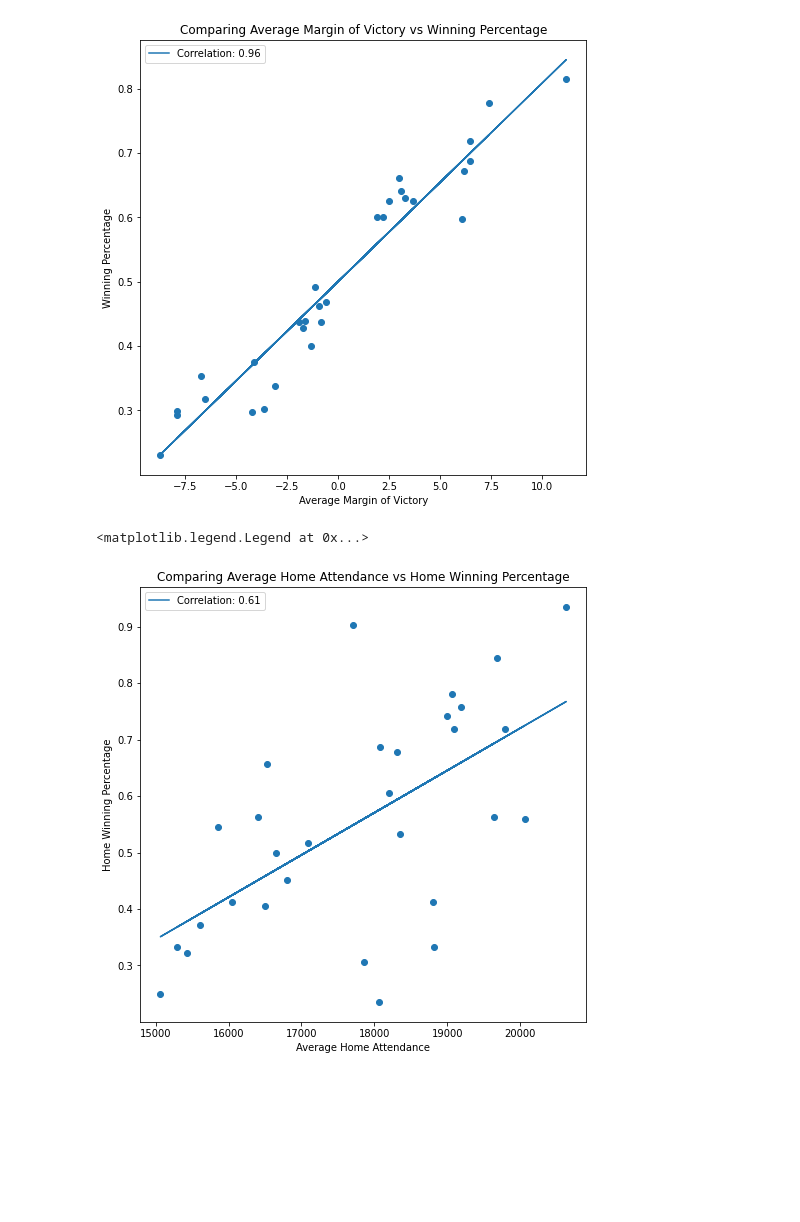
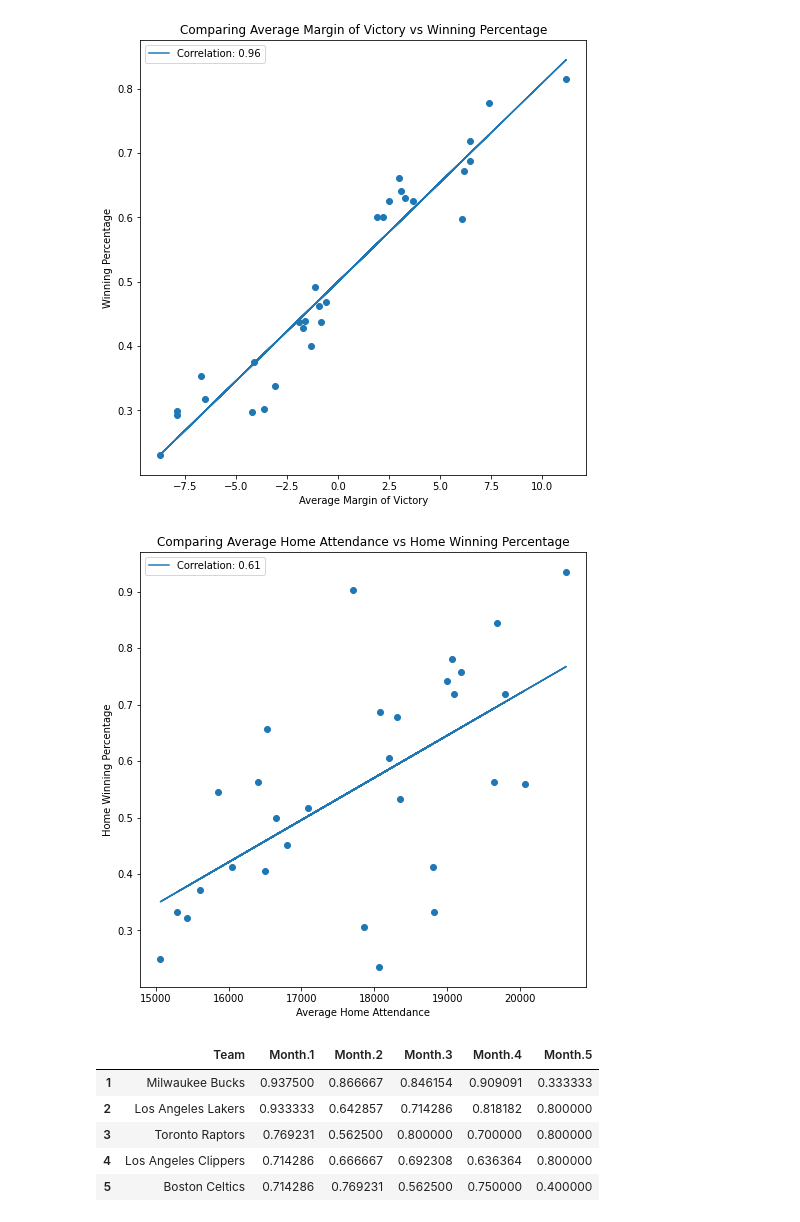
Before and after one commit to cjdunteman/cs320_final, a Jupyter notebook: experimenting.ipynb, the cells around one changed output. Drawn from its saved outputs; the diff is of its cells as text; code cells hidden in the pictures; blank space fills up the shorter version.

```diff
--- a/experimenting.ipynb
+++ b/experimenting.ipynb
@@ -142,6 +143,26 @@ ax.set_xlabel("Average Home Attendance")
 ax.set_ylabel("Home Winning Percentage")
 ax.set_title("Comparing Average Home Attendance vs Home Winning Percentage")
 ax.legend()
+
+ax.get_figure().savefig("fig3.svg", bbox_inches="tight")
 # %% [output]
-<matplotlib.legend.Legend at 0x...>
 [figure]
+# %%
+standings_df = standings_df.rename(columns={"Unnamed: 1": "Team"})
+wins_per_month_df = standings_df[["Team", "Month.1", "Month.2", "Month.3", "Month.4", "Month.5"]]
+
+wins_per_month_df = wins_per_month_df[1:]
+wins_per_month_df["Month.1"] = wins_per_month_df["Month.1"].apply(lambda x: x.split("-")[0]).astype(int) / (wins_per_month_df["Month.1"].apply(lambda x: x.split("-")[0]).astype(int) + wins_per_month_df["Month.1"].apply(lambda x: x.split("-")[1]).astype(int))
+wins_per_month_df["Month.2"] = wins_per_month_df["Month.2"].apply(lambda x: x.split("-")[0]).astype(int) / (wins_per_month_df["Month.2"].apply(lambda x: x.split("-")[0]).astype(int) + wins_per_month_df["Month.2"].apply(lambda x: x.split("-")[1]).astype(int))
+wins_per_month_df["Month.3"] = wins_per_month_df["Month.3"].apply(lambda x: x.split("-")[0]).astype(int) / (wins_per_month_df["Month.3"].apply(lambda x: x.split("-")[0]).astype(int) + wins_per_month_df["Month.3"].apply(lambda x: x.split("-")[1]).astype(int))
+wins_per_month_df["Month.4"] = wins_per_month_df["Month.4"].apply(lambda x: x.split("-")[0]).astype(int) / (wins_per_month_df["Month.4"].apply(lambda x: x.split("-")[0]).astype(int) + wins_per_month_df["Month.4"].apply(lambda x: x.split("-")[1]).astype(int))
+wins_per_month_df["Month.5"] = wins_per_month_df["Month.5"].apply(lambda x: x.split("-")[0]).astype(int) / (wins_per_month_df["Month.5"].apply(lambda x: x.split("-")[0]).astype(int) + wins_per_month_df["Month.5"].apply(lambda x: x.split("-")[1]).astype(int))
+
+wins_per_month_df.head()
+# %% [output]
+|  | Team | Month.1 | Month.2 | Month.3 | Month.4 | Month.5 |
+| 1 | Milwaukee Bucks | 0.937500 | 0.866667 | 0.846154 | 0.909091 | 0.333333 |
+| 2 | Los Angeles Lakers | 0.933333 | 0.642857 | 0.714286 | 0.818182 | 0.800000 |
+| 3 | Toronto Raptors | 0.769231 | 0.562500 | 0.800000 | 0.700000 | 0.800000 |
+| 4 | Los Angeles Clippers | 0.714286 | 0.666667 | 0.692308 | 0.636364 | 0.800000 |
+| 5 | Boston Celtics | 0.714286 | 0.769231 | 0.562500 | 0.750000 | 0.400000 |
```
Also changed, not shown: parts of 2 cells of this notebook, 6 other files.
